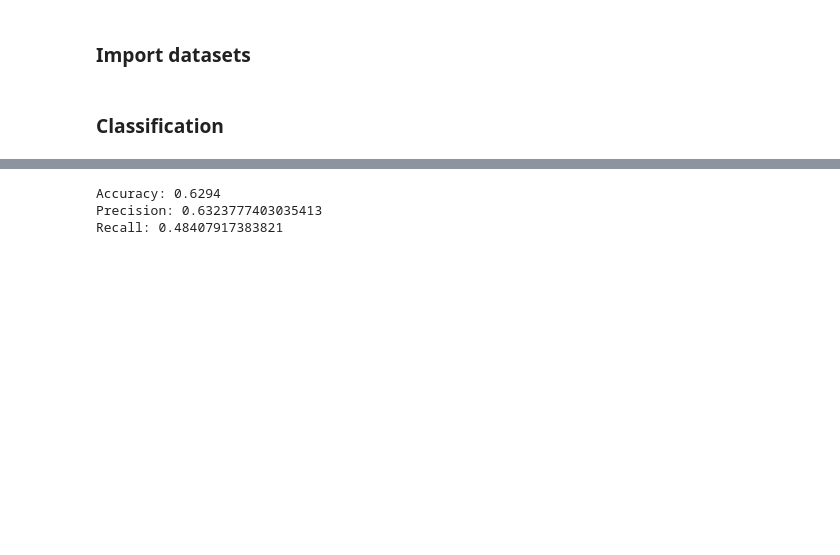
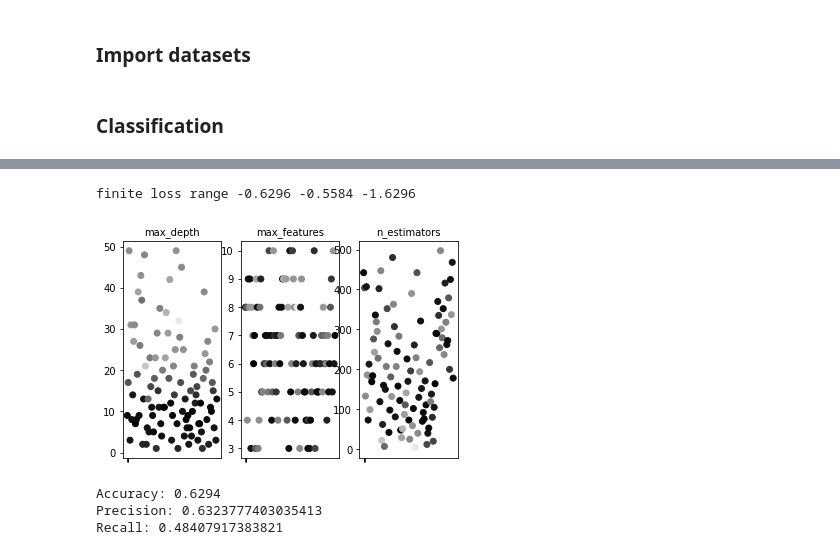
Before and after one commit to naskoap/rann, a Jupyter notebook: experiment/hyperopt_experiment.ipynb, the cells around one changed output, grey strips where cells are left out. Drawn from its saved outputs; the diff is of its cells as text; code cells hidden in the pictures; blank space fills up the shorter version.

```diff
--- a/experiment/hyperopt_experiment.ipynb
+++ b/experiment/hyperopt_experiment.ipynb
@@ -62,3 +73,8 @@ Best Hyperparameters:  {'max_depth': 8.0, 'max_features': 3.0, 'n_estimators': 2
+# %%
+main_plot_vars(trials)
+# %% [output]
+finite loss range -0.6296 -0.5584 -1.6296
+[figure, added]
 # %%
 """HYPEROPT BASED ON MAXIMIZING ACCURACY"""
 
```
Also changed, not shown: parts of 5 cells of this notebook.
